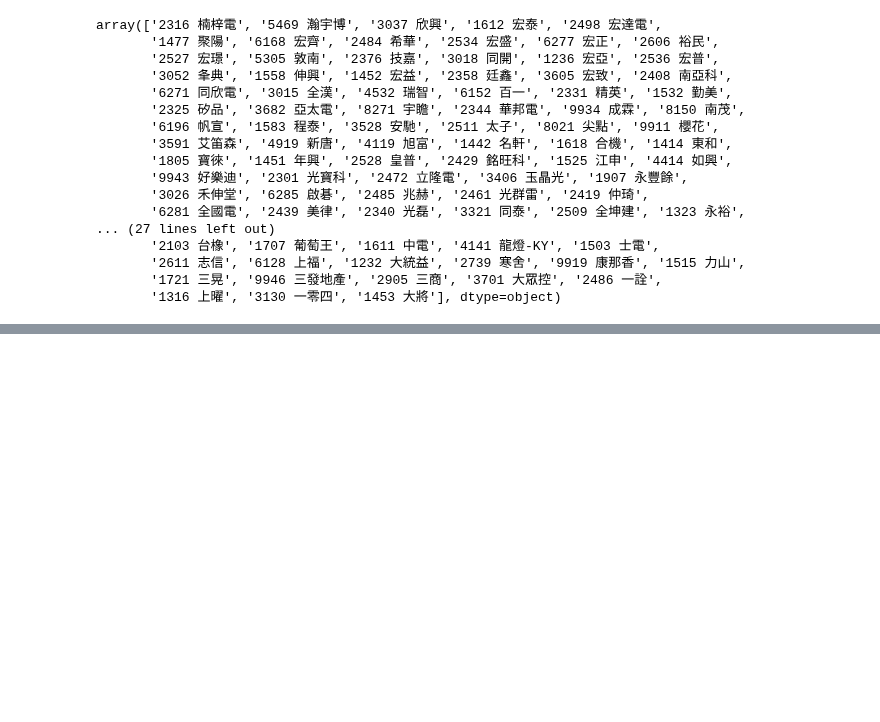
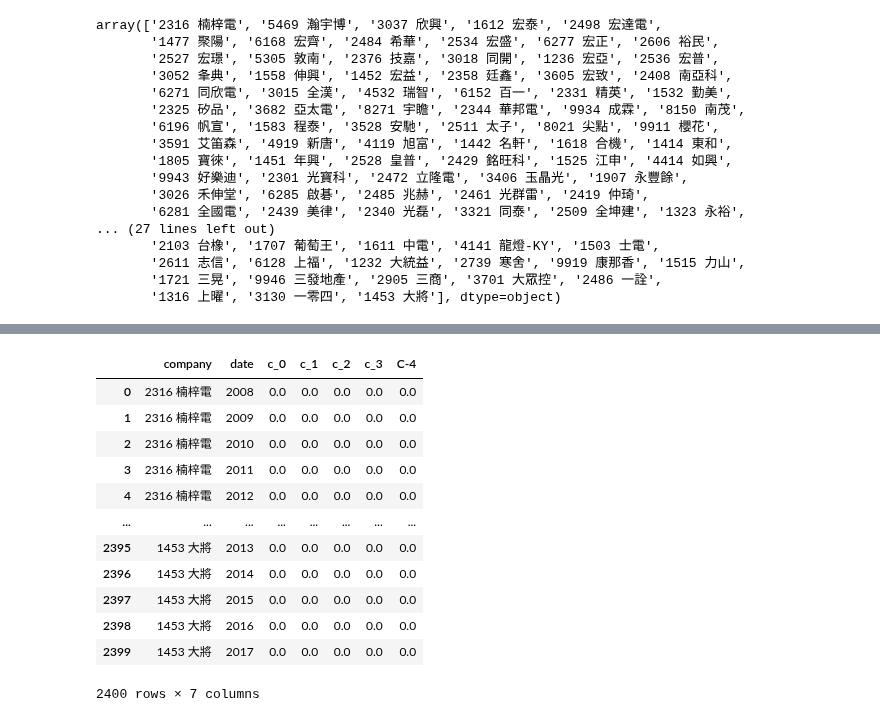
Before and after one commit to roccqqck/news_bert, a Jupyter notebook: 6.news_data_preprocessing.ipynb, the cells around one changed output, grey strips where cells are left out. Saved outputs shown, nothing was run; the diff lists cells and outputs as text; code cells hidden in the pictures; blank space fills up the shorter version.

```diff
--- a/6.news_data_preprocessing.ipynb
+++ b/6.news_data_preprocessing.ipynb
@@ -455,6 +458,6 @@ array(['2316 楠梓電', '5469 瀚宇博', '3037 欣興', '1612 宏泰', '2498
        '1721 三晃', '9946 三發地產', '2905 三商', '3701 大眾控', '2486 一詮',
        '1316 上曜', '3130 一零四', '1453 大將'], dtype=object)
 # %%
-for year in range(2007,2019):
+for year in range(2008,2018):
     print(year)
 # %% [output]
@@ -473,4 +474,12 @@ for year in range(2007,2019):
-# %%
-for company_name in company_list:
-    for year in range(2007,2019):
-        print(company_name , year)
+# %%
+temp = []
+for company_name in company_list:
+    for year in range(2008,2018):
+        company_name = str(company_name)
+        year = int(year)
+        temp_np = np.array([company_name , year])
+        temp.append(temp_np)
+
+temp = np.array(temp)
+print(len(temp))
+temp
@@ -476,0 +495,3 @@ for company_name in company_list:
+# %%
+df_topic_5_prob = pd.DataFrame(temp, columns = ['company' , 'date'])
+df_topic_5_prob
@@ -476,0 +512,23 @@ for company_name in company_list:
+# %%
+df_topic_5_prob["date"] = df_topic_5_prob["date"].astype(int)
+df_topic_5_prob["company"] = df_topic_5_prob["company"].astype(str)
+df_topic_5_prob["c_0"] = 0.
+df_topic_5_prob["c_1"] = 0.
+df_topic_5_prob["c_2"] = 0.
+df_topic_5_prob["c_3"] = 0.
+df_topic_5_prob["C-4"] = 0.
+df_topic_5_prob
+# %% [output]
+|  | company | date | c_0 | c_1 | c_2 | c_3 | C-4 |
+| 0 | 2316 楠梓電 | 2008 | 0.0 | 0.0 | 0.0 | 0.0 | 0.0 |
+| 1 | 2316 楠梓電 | 2009 | 0.0 | 0.0 | 0.0 | 0.0 | 0.0 |
+| 2 | 2316 楠梓電 | 2010 | 0.0 | 0.0 | 0.0 | 0.0 | 0.0 |
+| 3 | 2316 楠梓電 | 2011 | 0.0 | 0.0 | 0.0 | 0.0 | 0.0 |
+| 4 | 2316 楠梓電 | 2012 | 0.0 | 0.0 | 0.0 | 0.0 | 0.0 |
+| ... | ... | ... | ... | ... | ... | ... | ... |
+| 2395 | 1453 大將 | 2013 | 0.0 | 0.0 | 0.0 | 0.0 | 0.0 |
+| 2396 | 1453 大將 | 2014 | 0.0 | 0.0 | 0.0 | 0.0 | 0.0 |
+| 2397 | 1453 大將 | 2015 | 0.0 | 0.0 | 0.0 | 0.0 | 0.0 |
+| 2398 | 1453 大將 | 2016 | 0.0 | 0.0 | 0.0 | 0.0 | 0.0 |
+| 2399 | 1453 大將 | 2017 | 0.0 | 0.0 | 0.0 | 0.0 | 0.0 |
+2400 rows × 7 columns
```
Also changed, not shown: parts of 18 cells of this notebook.
